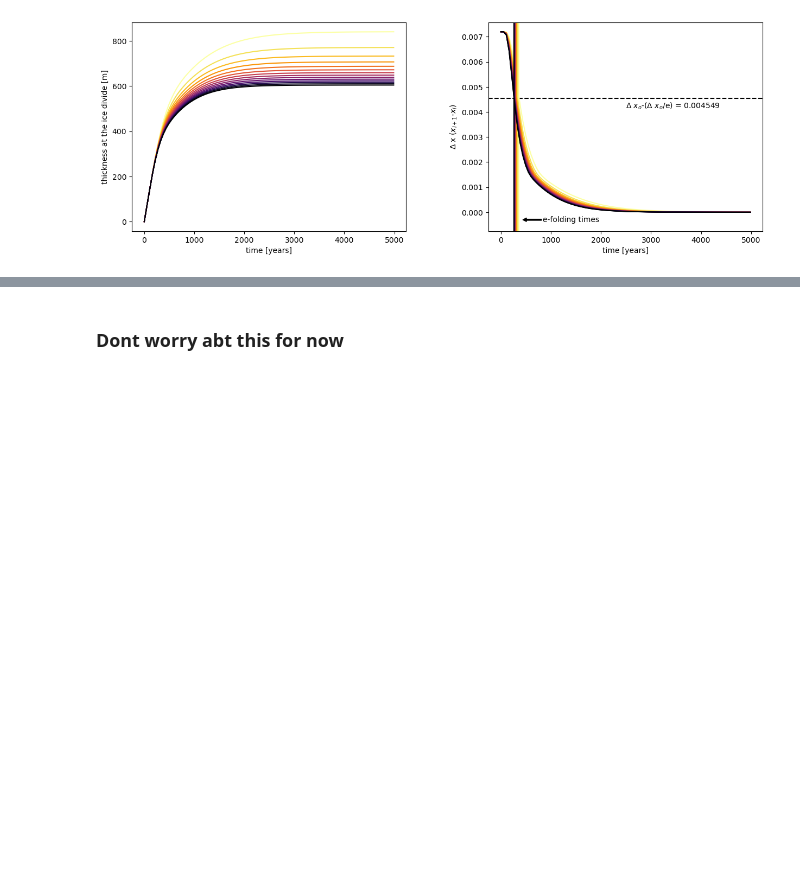
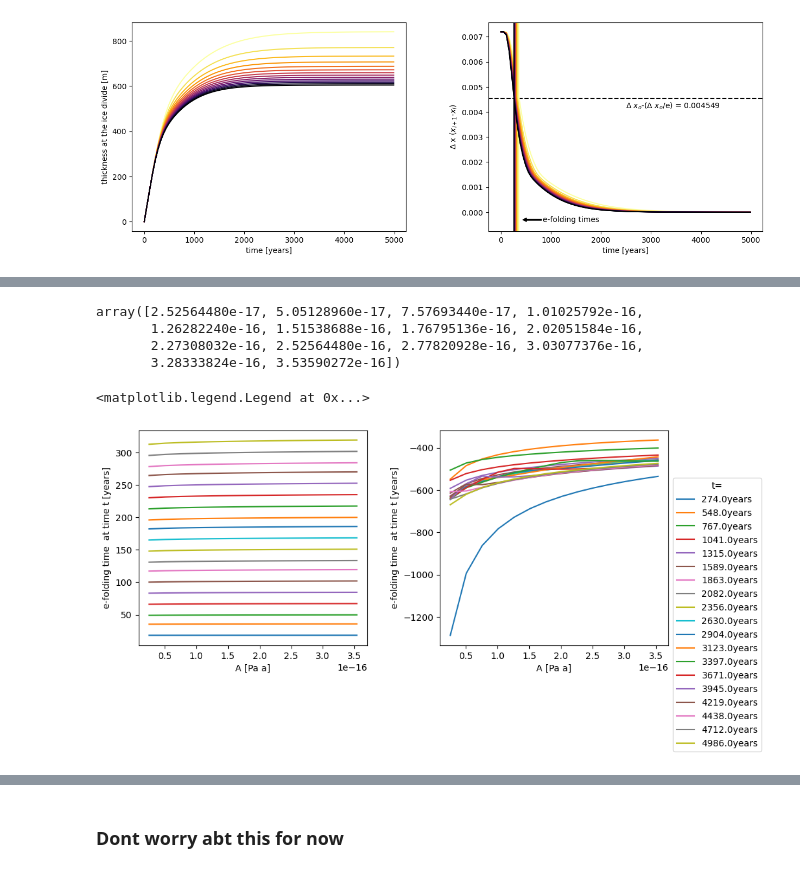
Before and after one commit to JGCAITLIN/glaciology, a Jupyter notebook: final_proj/glac23_final_proj.ipynb, the cells around one changed output, grey strips where cells are left out. Saved outputs shown, nothing was run; the diff lists cells and outputs as text; code cells hidden in the pictures; blank space fills up the shorter version.

```diff
--- a/final_proj/glac23_final_proj.ipynb
+++ b/final_proj/glac23_final_proj.ipynb
@@ -268,8 +270,3 @@ axs[1].arrow(efold_times[-1]+550, -0.0003, -300, 0, width=0.00005, head_length=7
 axs[1].text(efold_times[-1]+580, -0.00038, 'e-folding times');
 # %% [output]
 [figure]
-# %%
-fig, ax = plt.subplots()
-
-ax.plot(short_time[1, :], icedivide[1, :])
-ax.scatter(samptime, sampvar);
@@ -320,0 +329,23 @@ plt.scatter(samptime, T_e)
+# %%
+A_range[1:]
+# %% [output]
+array([2.52564480e-17, 5.05128960e-17, 7.57693440e-17, 1.01025792e-16,
+       1.26282240e-16, 1.51538688e-16, 1.76795136e-16, 2.02051584e-16,
+       2.27308032e-16, 2.52564480e-16, 2.77820928e-16, 3.03077376e-16,
+       3.28333824e-16, 3.53590272e-16])
+# %%
+fig, axs = plt.subplots(1, 2, figsize=(10, 5))
+fig.tight_layout(pad=5.0)
+
+for i in range(1, len(time_ice)):
+    axs[0].plot(A_range[1:], Te_ices[i, :], label=str(round(time_ice[i], 0))+'years')
+    axs[1].plot(A_range[1:], Te_delzs[i, :], label=str(round(time_ice[i], 0))+'years')#[number of sampling points, A value]
+
+for ax in axs:
+    ax.set_xlabel('A [Pa a]')
+    ax.set_ylabel('e-folding time  at time t [years]')
+
+axs[1].legend(bbox_to_anchor=(1, 0.8), title = 't=', ncols=1)
+# %% [output]
+<matplotlib.legend.Legend at 0x...>
+[figure, added]
```
Also changed, not shown: parts of 14 cells of this notebook.
